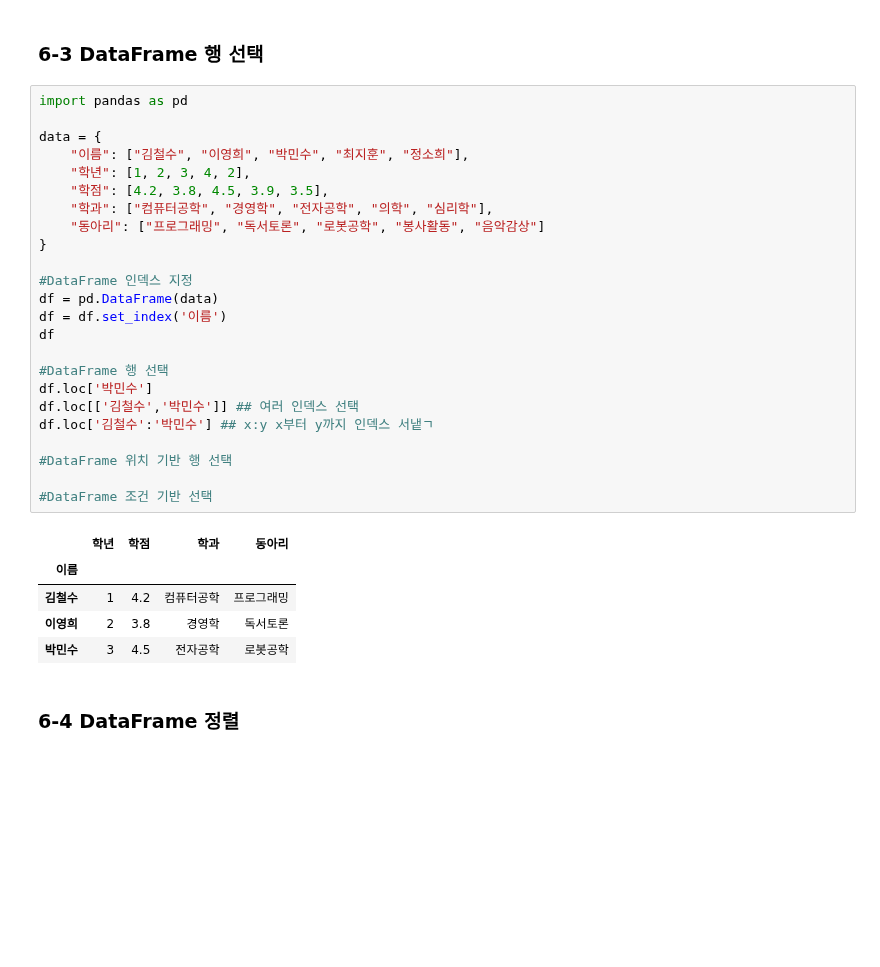
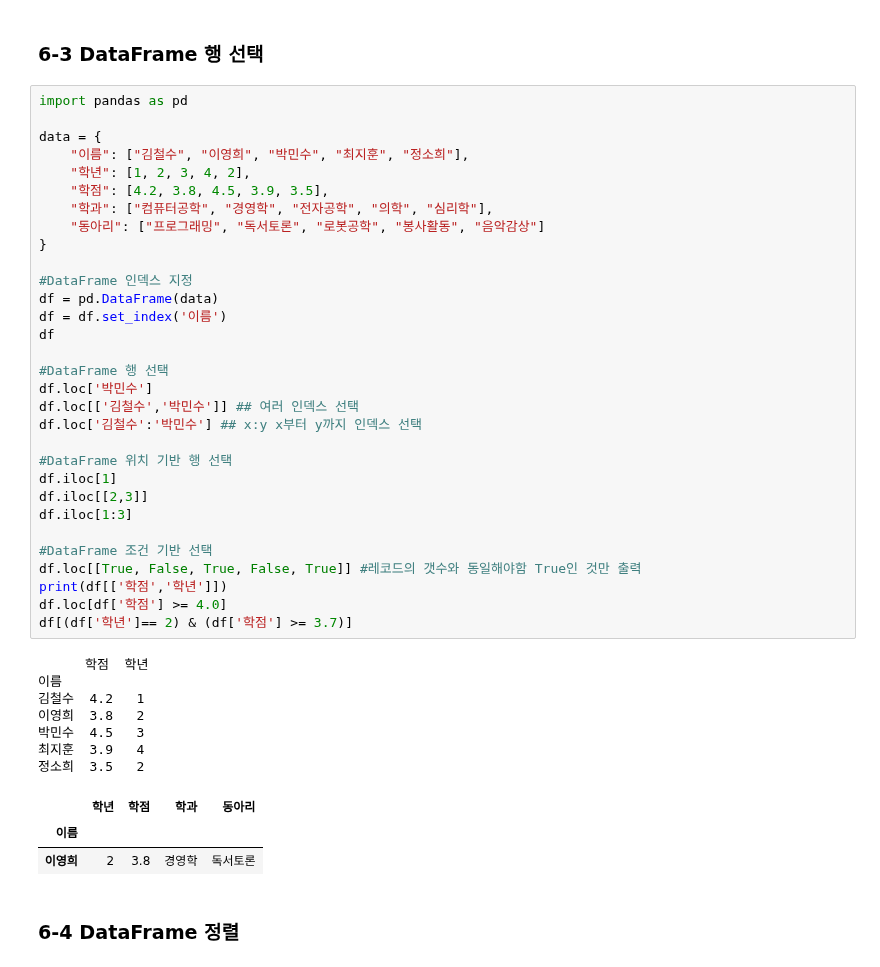
Before and after one commit to chanu2757/Data-Analysis-with-Open-Source, a Jupyter notebook: 오픈소스_데이터_분석_6강.ipynb, the cells around one changed output. Drawn from its saved outputs; the diff is of its cells as text; blank space fills up the shorter version.

```diff
--- a/오픈소스_데이터_분석_6강.ipynb
+++ b/오픈소스_데이터_분석_6강.ipynb
@@ -78,33 +78,45 @@ df_renamed
 # %%
 import pandas as pd
 
 data = {
     "이름": ["김철수", "이영희", "박민수", "최지훈", "정소희"],
     "학년": [1, 2, 3, 4, 2],
     "학점": [4.2, 3.8, 4.5, 3.9, 3.5],
     "학과": ["컴퓨터공학", "경영학", "전자공학", "의학", "심리학"],
     "동아리": ["프로그래밍", "독서토론", "로봇공학", "봉사활동", "음악감상"]
 }
 
 #DataFrame 인덱스 지정
 df = pd.DataFrame(data)
 df = df.set_index('이름')
 df
 
 #DataFrame 행 선택
 df.loc['박민수']
 df.loc[['김철수','박민수']] ## 여러 인덱스 선택
-df.loc['김철수':'박민수'] ## x:y x부터 y까지 인덱스 서냍ㄱ
+df.loc['김철수':'박민수'] ## x:y x부터 y까지 인덱스 선택
 
 #DataFrame 위치 기반 행 선택
+df.iloc[1]
+df.iloc[[2,3]]
+df.iloc[1:3]
 
 #DataFrame 조건 기반 선택
+df.loc[[True, False, True, False, True]] #레코드의 갯수와 동일해야함 True인 것만 출력
+print(df[['학점','학년']])
+df.loc[df['학점'] >= 4.0]
+df[(df['학년']== 2) & (df['학점'] >= 3.7)]
 # %% [output]
+      학점  학년
+이름
+김철수  4.2   1
+이영희  3.8   2
+박민수  4.5   3
+최지훈  3.9   4
+정소희  3.5   2
 |  | 학년 | 학점 | 학과 | 동아리 |
 | 이름 |  |  |  |  |
-| 김철수 | 1 | 4.2 | 컴퓨터공학 | 프로그래밍 |
 | 이영희 | 2 | 3.8 | 경영학 | 독서토론 |
-| 박민수 | 3 | 4.5 | 전자공학 | 로봇공학 |
 # %% [markdown]
 ### 6-4 DataFrame 정렬
 # %%
```
Also changed, not shown: parts of 1 cell of this notebook.
